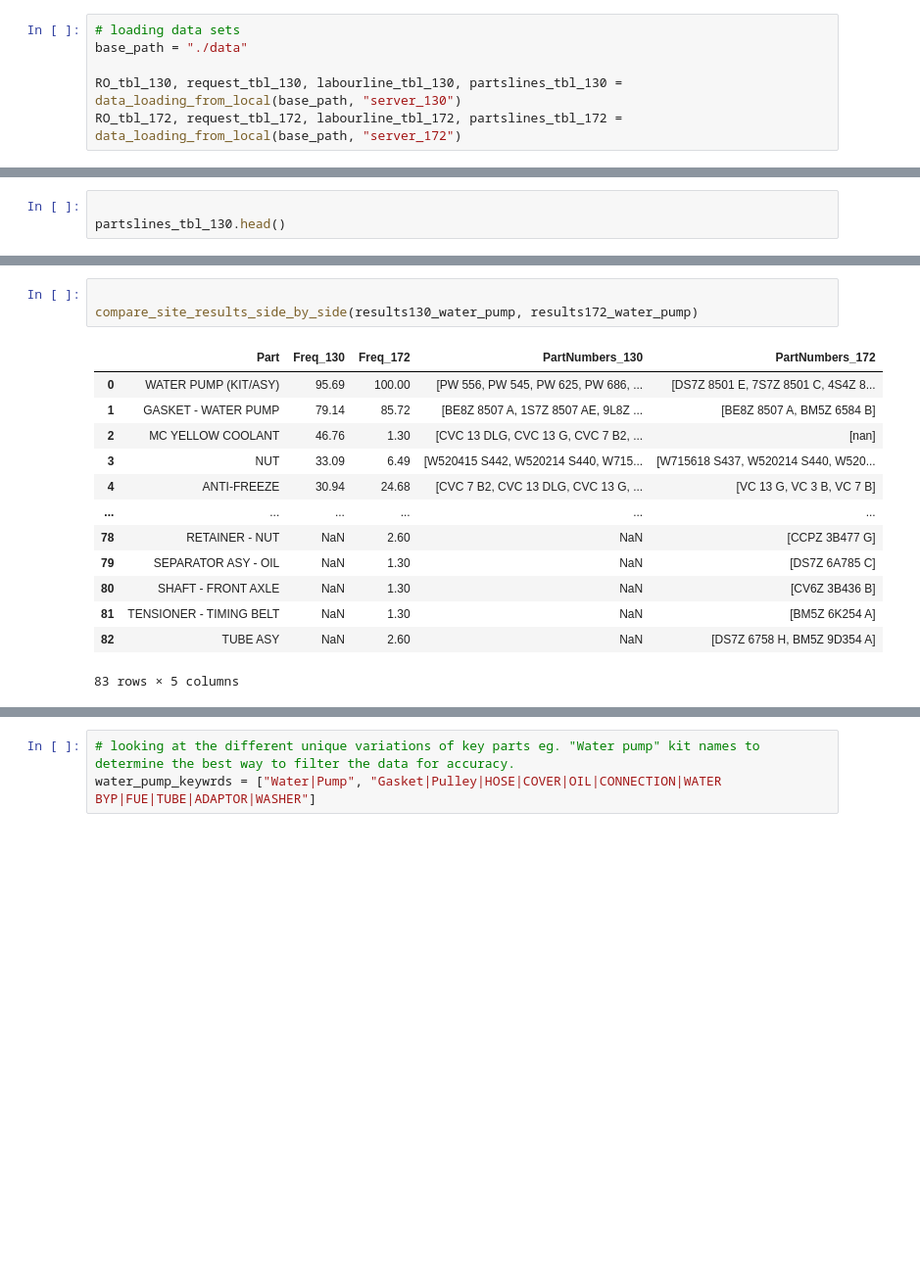
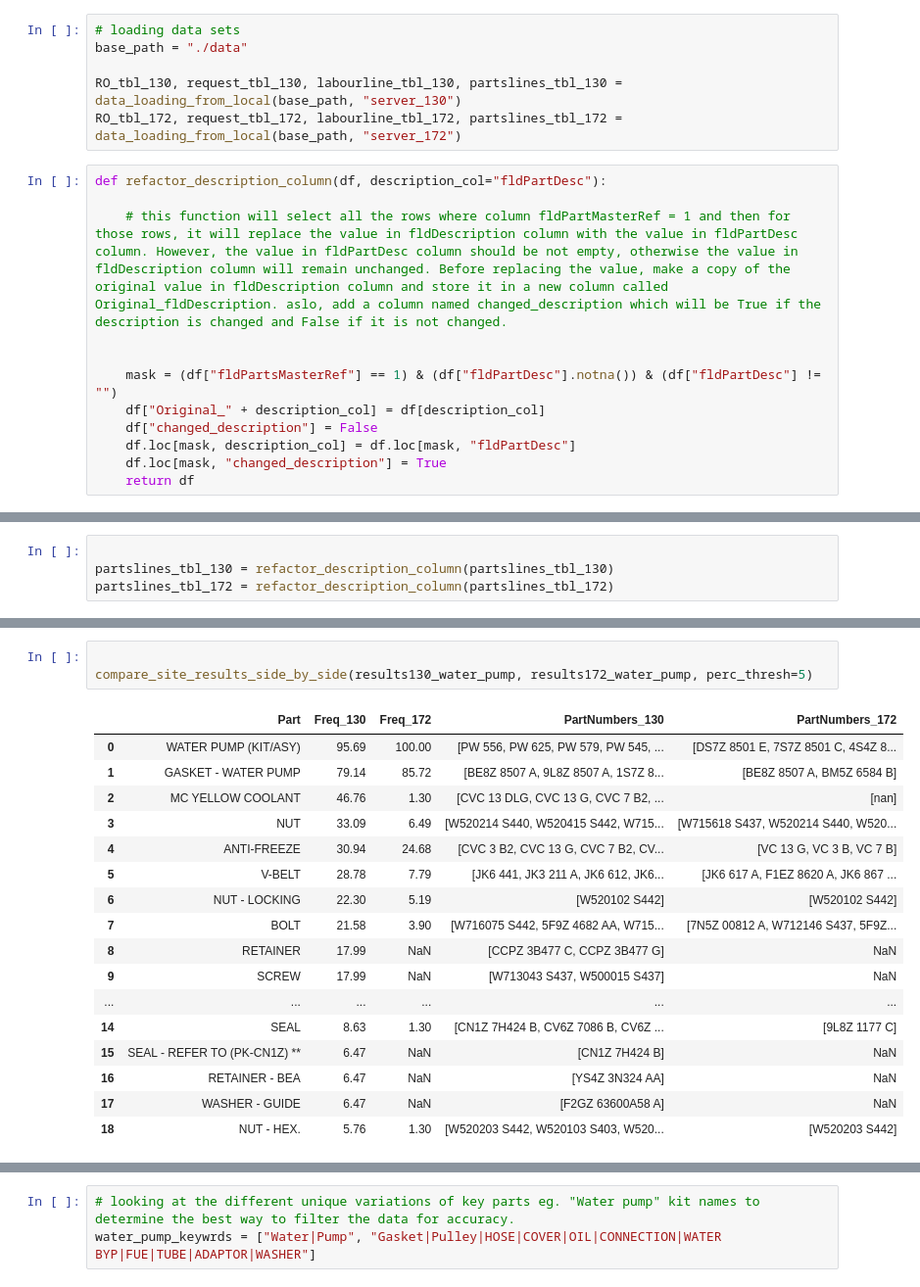
Before and after one commit to MeliPax/SPG, a Jupyter notebook: research/SPG_single_model_analysis.ipynb, the cells around one changed output, grey strips where cells are left out. Shown at 98% size. Cells and saved outputs as stored; diff of their text form; blank space fills up the shorter version.

```diff
--- a/research/SPG_single_model_analysis.ipynb
+++ b/research/SPG_single_model_analysis.ipynb
@@ -1213,3 +1346,15 @@ base_path = "./data"
 
 RO_tbl_130, request_tbl_130, labourline_tbl_130, partslines_tbl_130 = data_loading_from_local(base_path, "server_130")
 RO_tbl_172, request_tbl_172, labourline_tbl_172, partslines_tbl_172 = data_loading_from_local(base_path, "server_172")
+# %%
+def refactor_description_column(df, description_col="fldPartDesc"):
+
+    # this function will select all the rows where column fldPartMasterRef = 1 and then for those rows, it will replace the value in fldDescription column with the value in fldPartDesc column. However, the value in fldPartDesc column should be not empty, otherwise the value in fldDescription column will remain unchanged. Before replacing the value, make a copy of the original value in fldDescription column and store it in a new column called Original_fldDescription. aslo, add a column named changed_description which will be True if the description is changed and False if it is not changed.
+
+
+    mask = (df["fldPartsMasterRef"] == 1) & (df["fldPartDesc"].notna()) & (df["fldPartDesc"] != "")
+    df["Original_" + description_col] = df[description_col]
+    df["changed_description"] = False
+    df.loc[mask, description_col] = df.loc[mask, "fldPartDesc"]
+    df.loc[mask, "changed_description"] = True
+    return df
@@ -1216,3 +1368,4 @@ RO_tbl_172, request_tbl_172, labourline_tbl_172, partslines_tbl_172 = data_loadi
 # %%
 
-partslines_tbl_130.head()
+partslines_tbl_130 = refactor_description_column(partslines_tbl_130)
+partslines_tbl_172 = refactor_description_column(partslines_tbl_172)
@@ -1314,20 +1419,24 @@ partslines_tbl_130[partslines_tbl_130["fldPartNumber"] == "58-670"]
 # %%
 
-compare_site_results_side_by_side(results130_water_pump, results172_water_pump)
+compare_site_results_side_by_side(results130_water_pump, results172_water_pump, perc_thresh=5)
 # %% [output]
 |  | Part | Freq_130 | Freq_172 | PartNumbers_130 | PartNumbers_172 |
-| 0 | WATER PUMP (KIT/ASY) | 95.69 | 100.00 | [PW 556, PW 545, PW 625, PW 686, ... | [DS7Z 8501 E, 7S7Z 8501 C, 4S4Z 8... |
-| 1 | GASKET - WATER PUMP | 79.14 | 85.72 | [BE8Z 8507 A, 1S7Z 8507 AE, 9L8Z ... | [BE8Z 8507 A, BM5Z 6584 B] |
+| 0 | WATER PUMP (KIT/ASY) | 95.69 | 100.00 | [PW 556, PW 625, PW 579, PW 545, ... | [DS7Z 8501 E, 7S7Z 8501 C, 4S4Z 8... |
+| 1 | GASKET - WATER PUMP | 79.14 | 85.72 | [BE8Z 8507 A, 9L8Z 8507 A, 1S7Z 8... | [BE8Z 8507 A, BM5Z 6584 B] |
 | 2 | MC YELLOW COOLANT | 46.76 | 1.30 | [CVC 13 DLG, CVC 13 G, CVC 7 B2, ... | [nan] |
-| 3 | NUT | 33.09 | 6.49 | [W520415 S442, W520214 S440, W715... | [W715618 S437, W520214 S440, W520... |
-| 4 | ANTI-FREEZE | 30.94 | 24.68 | [CVC 7 B2, CVC 13 DLG, CVC 13 G, ... | [VC 13 G, VC 3 B, VC 7 B] |
+| 3 | NUT | 33.09 | 6.49 | [W520214 S440, W520415 S442, W715... | [W715618 S437, W520214 S440, W520... |
+| 4 | ANTI-FREEZE | 30.94 | 24.68 | [CVC 3 B2, CVC 13 G, CVC 7 B2, CV... | [VC 13 G, VC 3 B, VC 7 B] |
+| 5 | V-BELT | 28.78 | 7.79 | [JK6 441, JK3 211 A, JK6 612, JK6... | [JK6 617 A, F1EZ 8620 A, JK6 867 ... |
+| 6 | NUT - LOCKING | 22.30 | 5.19 | [W520102 S442] | [W520102 S442] |
+| 7 | BOLT | 21.58 | 3.90 | [W716075 S442, 5F9Z 4682 AA, W715... | [7N5Z 00812 A, W712146 S437, 5F9Z... |
+| 8 | RETAINER | 17.99 | NaN | [CCPZ 3B477 C, CCPZ 3B477 G] | NaN |
+| 9 | SCREW | 17.99 | NaN | [W713043 S437, W500015 S437] | NaN |
 | ... | ... | ... | ... | ... | ... |
-| 78 | RETAINER - NUT | NaN | 2.60 | NaN | [CCPZ 3B477 G] |
-| 79 | SEPARATOR ASY - OIL | NaN | 1.30 | NaN | [DS7Z 6A785 C] |
-| 80 | SHAFT - FRONT AXLE | NaN | 1.30 | NaN | [CV6Z 3B436 B] |
-| 81 | TENSIONER - TIMING BELT | NaN | 1.30 | NaN | [BM5Z 6K254 A] |
-| 82 | TUBE ASY | NaN | 2.60 | NaN | [DS7Z 6758 H, BM5Z 9D354 A] |
+| 14 | SEAL | 8.63 | 1.30 | [CN1Z 7H424 B, CV6Z 7086 B, CV6Z ... | [9L8Z 1177 C] |
+| 15 | SEAL - REFER TO (PK-CN1Z) ** | 6.47 | NaN | [CN1Z 7H424 B] | NaN |
+| 16 | RETAINER - BEA | 6.47 | NaN | [YS4Z 3N324 AA] | NaN |
+| 17 | WASHER - GUIDE | 6.47 | NaN | [F2GZ 63600A58 A] | NaN |
+| 18 | NUT - HEX. | 5.76 | 1.30 | [W520203 S442, W520103 S403, W520... | [W520203 S442] |
-83 rows × 5 columns
 # %%
 key_wrd = key_wrds[1]
 results130_power_str = execute_model(request_tbl_df = request_tbl_130, search_key_words = key_wrd, labour_line_df = labourline_tbl_130, parts_line_df = partslines_tbl_130, similarity_threshold=0.7, ignore_words=[" - "], groups=groups)
```
Also changed, not shown: parts of 26 cells of this notebook.
